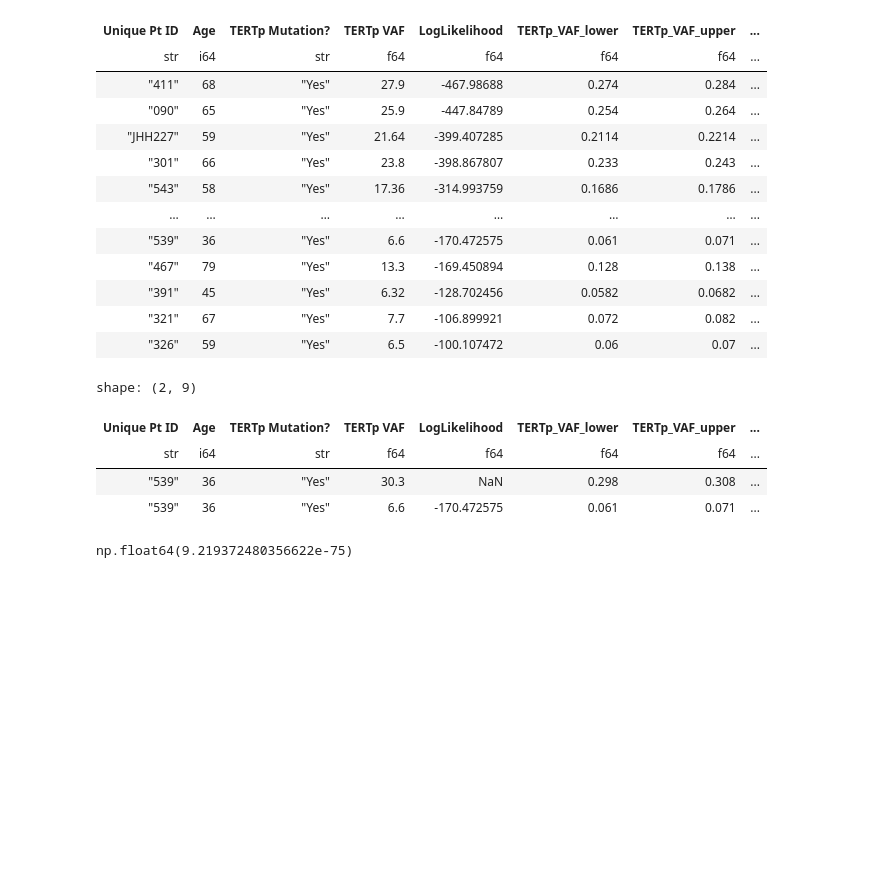
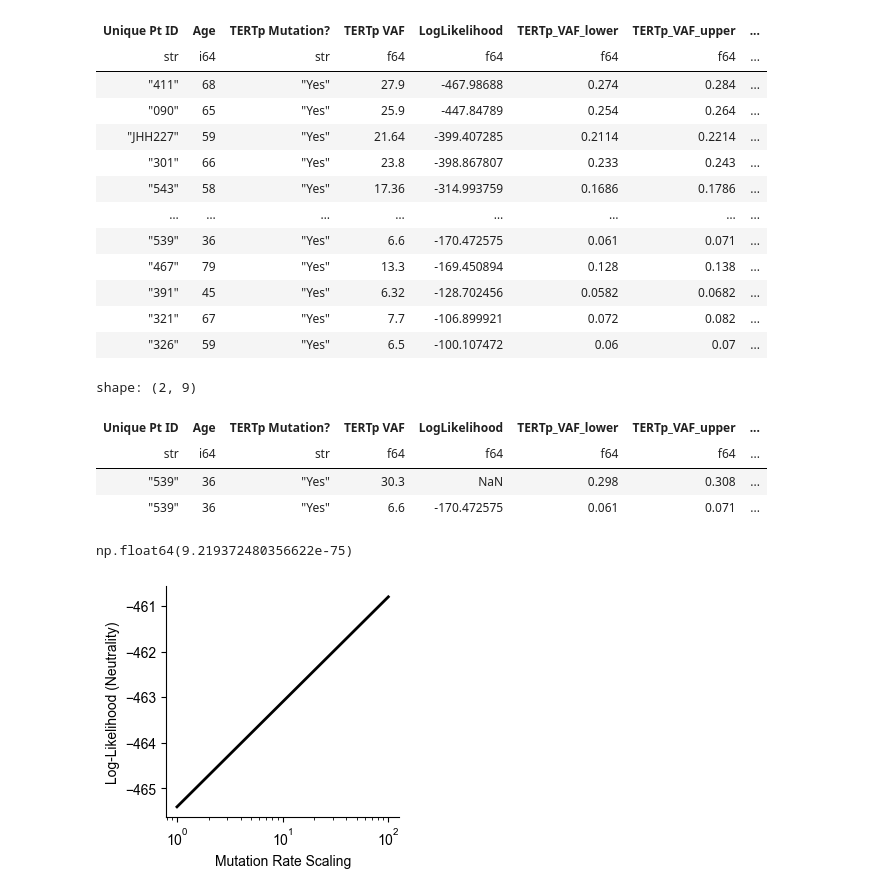
Before and after one commit to mccoy-lab/shortTL_hematopoiesis, a Jupyter notebook: analyses/drift_only_vaf/vaf_drift_alone.ipynb, the cells around one changed output. Drawn from its saved outputs; the diff is of its cells as text; code cells hidden in the pictures; blank space fills up the shorter version.

Commit message:
draft: added in some updates for comparing mutation rates for loglikelihoods

```diff
--- a/analyses/drift_only_vaf/vaf_drift_alone.ipynb
+++ b/analyses/drift_only_vaf/vaf_drift_alone.ipynb
@@ -225,3 +225,30 @@ shape: (2, 9)
 np.exp(-170.472575)
 # %% [output]
 np.float64(9.219372480356622e-75)
+# %%
+logliks = []
+lower_range = []
+upper_range = []
+vaf_sd = []
+xs = []
+for age, vaf, x in tqdm(zip([60, 60, 60], [0.25,0.25, 0.25], [1, 10, 100])):
+    # sd_vaf = np.sqrt(vaf*(1.- vaf)) / 1000
+    sd_vaf = 0.5/100
+    # print(age, vaf, sd_vaf)
+    cur_loglik = evaluate_vaf_range(a=vaf-sd_vaf, b=vaf+sd_vaf, age=age, mu=1.31e-9*x)
+    logliks.append(cur_loglik)
+    lower_range.append(vaf - sd_vaf)
+    upper_range.append(vaf + sd_vaf)
+    vaf_sd.append(sd_vaf)
+    xs.append(x)
+
+fig, ax = plt.subplots(1,1,figsize=(3,3))
+ax.plot(xs, logliks, lw=2, color='black')
+ax.set_xscale('log')
+ax.set_ylabel('Log-Likelihood (Neutrality)')
+ax.set_xlabel('Mutation Rate Scaling')
+debox(ax)
+plt.savefig('plots/mutation_rate_modifier.011626.png', bbox_inches='tight', dpi=300)
+plt.savefig('plots/mutation_rate_modifier.011626.pdf', bbox_inches='tight', dpi=300)
+# %% [output]
+[figure, added]
```
